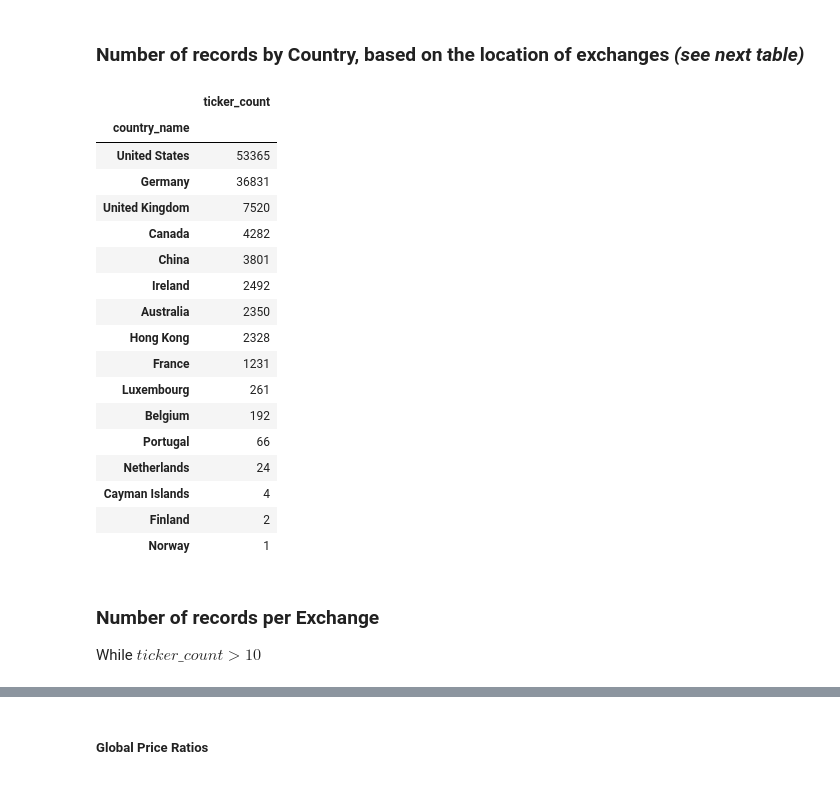
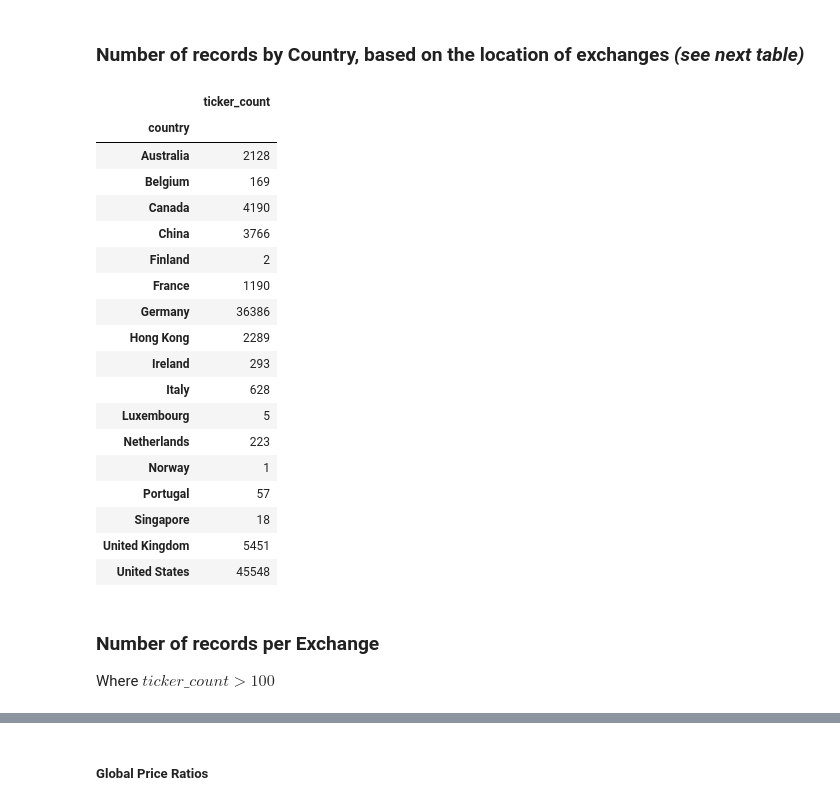
Before and after one commit to caiobran/mstables, a Jupyter notebook: data_overview.ipynb, the cells around one changed output, grey strips where cells are left out. Saved outputs shown, nothing was run; the diff lists cells and outputs as text; code cells hidden in the pictures.

```diff
--- a/data_overview.ipynb
+++ b/data_overview.ipynb
@@ -124,29 +312,27 @@ KeyError: "['updated' 'ticker'] not in index"
 # %% [markdown]
 ### Number of records by Country, based on the location of exchanges *(see next table)*
 # %%
-(df_master[['country_name', 'ticker']]
- .groupby(by='country_name').count()
- .sort_values(by='ticker', ascending=False)
- .rename(columns={'ticker':'ticker_count'}))
+df_master[['country', 'ticker']].groupby(by='country').count().rename(columns={'ticker':'ticker_count'})
 # %% [output]
 |  | ticker_count |
-| country_name |  |
-| United States | 53365 |
-| Germany | 36831 |
-| United Kingdom | 7520 |
-| Canada | 4282 |
-| China | 3801 |
-| Ireland | 2492 |
-| Australia | 2350 |
-| Hong Kong | 2328 |
-| France | 1231 |
-| Luxembourg | 261 |
-| Belgium | 192 |
-| Portugal | 66 |
-| Netherlands | 24 |
-| Cayman Islands | 4 |
+| country |  |
+| Australia | 2128 |
+| Belgium | 169 |
+| Canada | 4190 |
+| China | 3766 |
 | Finland | 2 |
+| France | 1190 |
+| Germany | 36386 |
+| Hong Kong | 2289 |
+| Ireland | 293 |
+| Italy | 628 |
+| Luxembourg | 5 |
+| Netherlands | 223 |
 | Norway | 1 |
+| Portugal | 57 |
+| Singapore | 18 |
+| United Kingdom | 5451 |
+| United States | 45548 |
 # %% [markdown]
 ### Number of records per Exchange
-While $ticker\_count > 10$
+Where $ticker\_count > 100$
```
Also changed, not shown: parts of 67 cells of this notebook, 5 other files.
